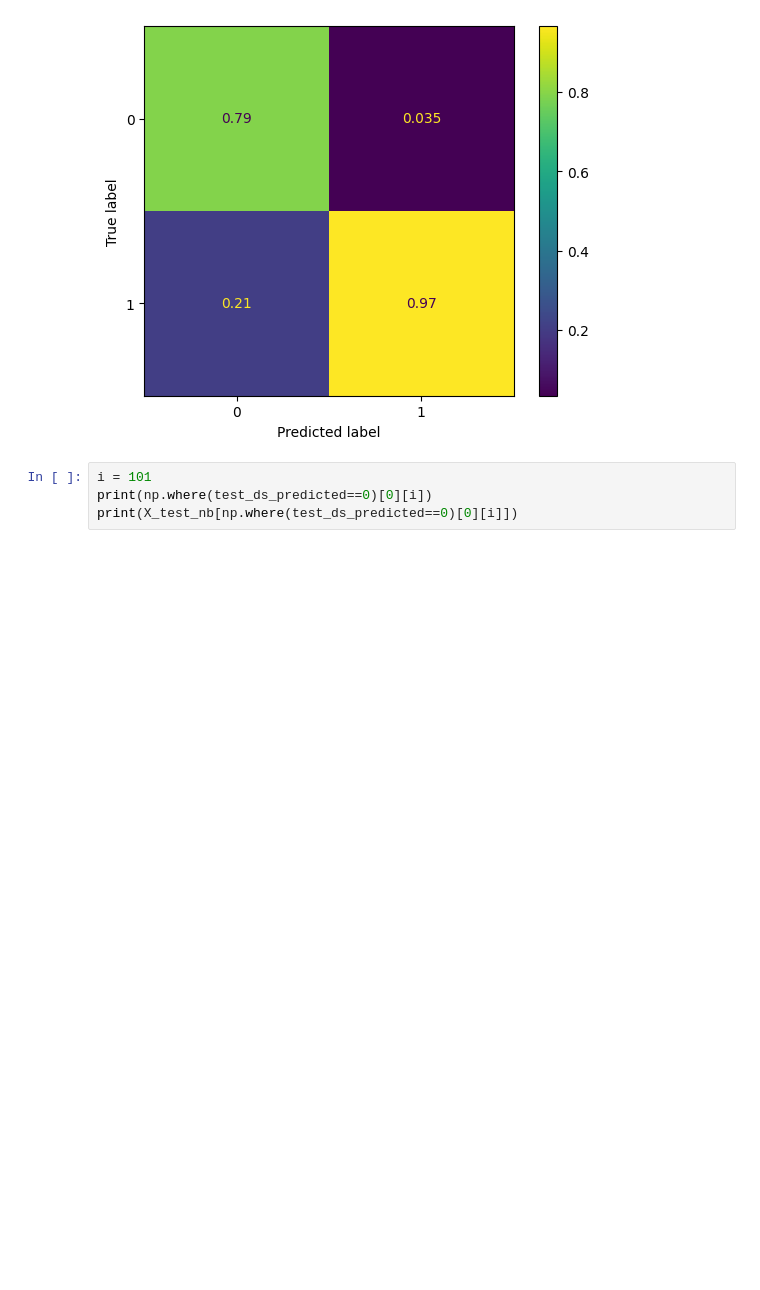
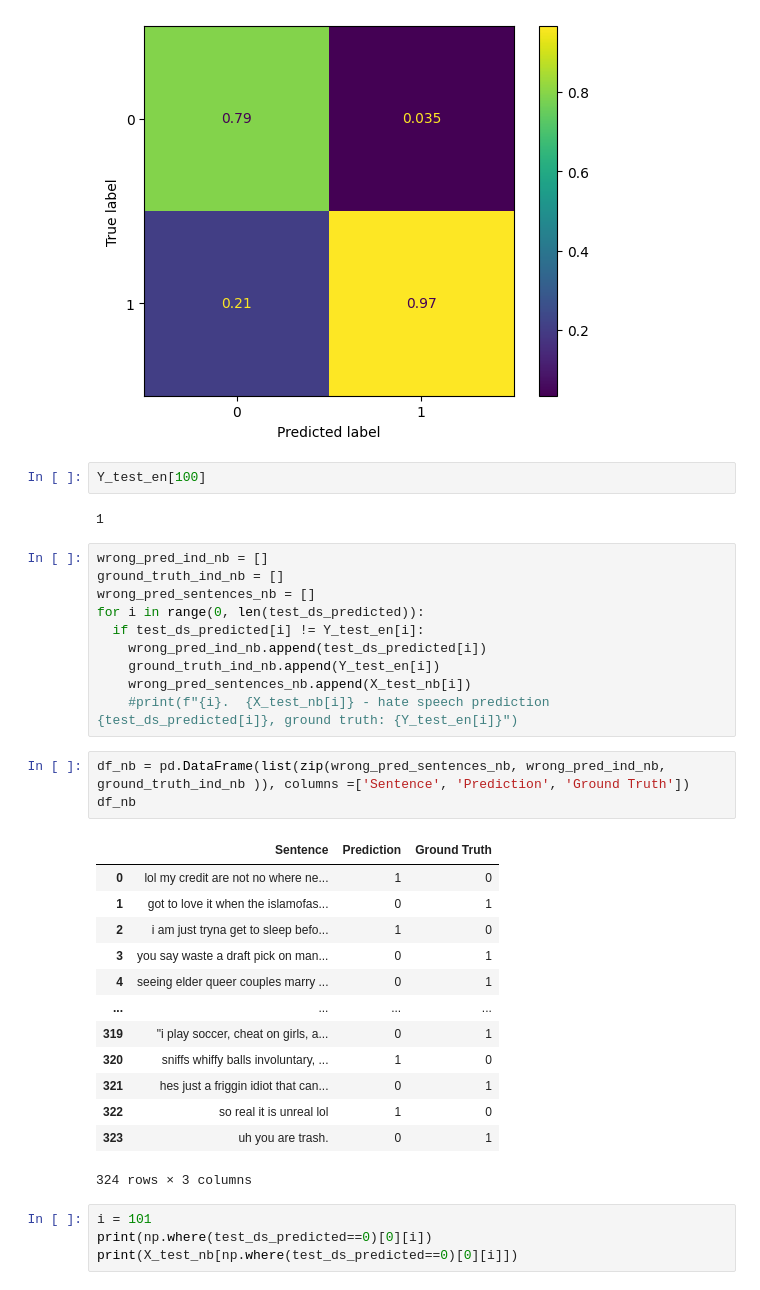
Before and after one commit to RageOfTheDucks/NLP_HSD, a Jupyter notebook: ORDINE3.ipynb, the cells around one changed output. Saved outputs shown, nothing was run; the diff lists cells and outputs as text; blank space fills up the shorter version.

```diff
--- a/ORDINE3.ipynb
+++ b/ORDINE3.ipynb
@@ -1025,6 +903,37 @@ disp.plot()
 plt.show()
 # %% [output]
 [figure]
+# %%
+Y_test_en[100]
+# %% [output]
+1
+# %%
+wrong_pred_ind_nb = []
+ground_truth_ind_nb = []
+wrong_pred_sentences_nb = []
+for i in range(0, len(test_ds_predicted)):
+  if test_ds_predicted[i] != Y_test_en[i]:
+    wrong_pred_ind_nb.append(test_ds_predicted[i])
+    ground_truth_ind_nb.append(Y_test_en[i])
+    wrong_pred_sentences_nb.append(X_test_nb[i])
+    #print(f"{i}.  {X_test_nb[i]} - hate speech prediction {test_ds_predicted[i]}, ground truth: {Y_test_en[i]}")
+# %%
+df_nb = pd.DataFrame(list(zip(wrong_pred_sentences_nb, wrong_pred_ind_nb, ground_truth_ind_nb )), columns =['Sentence', 'Prediction', 'Ground Truth'])
+df_nb
+# %% [output]
+|  | Sentence | Prediction | Ground Truth |
+| 0 | lol my credit are not no where ne... | 1 | 0 |
+| 1 | got to love it when the islamofas... | 0 | 1 |
+| 2 | i am just tryna get to sleep befo... | 1 | 0 |
+| 3 | you say waste a draft pick on man... | 0 | 1 |
+| 4 | seeing elder queer couples marry ... | 0 | 1 |
+| ... | ... | ... | ... |
+| 319 | "i play soccer, cheat on girls, a... | 0 | 1 |
+| 320 | sniffs whiffy balls involuntary, ... | 1 | 0 |
+| 321 | hes just a friggin idiot that can... | 0 | 1 |
+| 322 | so real it is unreal lol | 1 | 0 |
+| 323 | uh you are trash. | 0 | 1 |
+324 rows × 3 columns
 # %%
 i = 101
 print(np.where(test_ds_predicted==0)[0][i])
```
Also changed, not shown: parts of 54 cells of this notebook, 1 other file.
